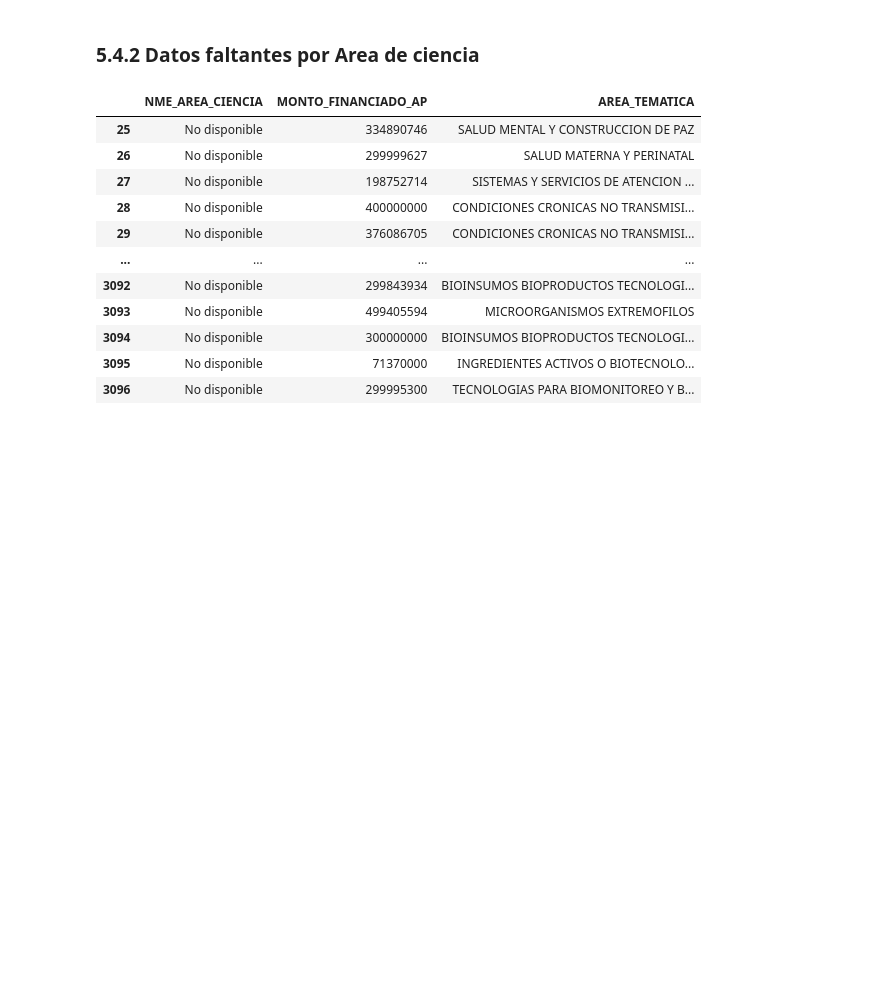
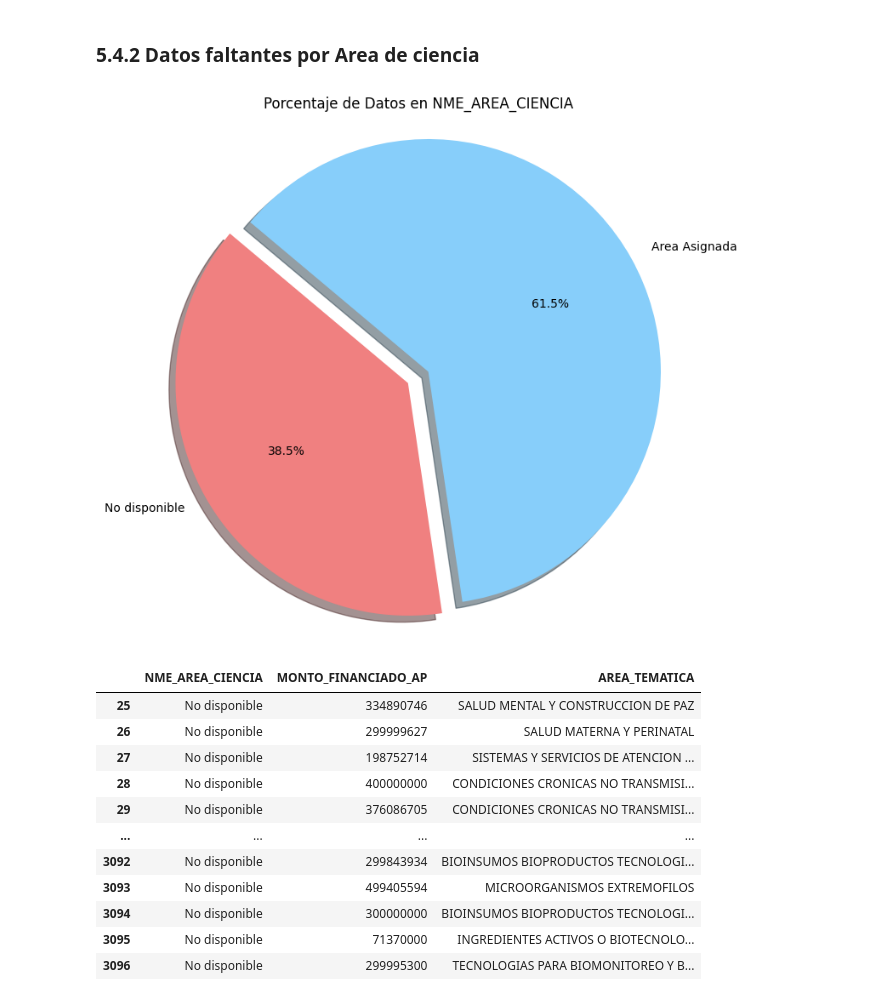
Before and after one commit to Diazbj/ProyectoAnalisisDeDatos, a Jupyter notebook: ProyectoAD.ipynb, the cells around one changed output. Cells and saved outputs as stored; diff of their text form; code cells hidden in the pictures; blank space fills up the shorter version.

```diff
--- a/ProyectoAD.ipynb
+++ b/ProyectoAD.ipynb
@@ -396,5 +399,32 @@ Ignoring `palette` because no `hue` variable has been assigned.
 # %% [markdown]
 ### 5.4.2 Datos faltantes por Area de ciencia
+# %%
+# prompt: necesito que de NME_AREA_CIENCIA saque un grafico donde se mjuestre el porcentaje de datos en No disponible , y datos que si tienen un area asignada
+
+# Count the occurrences of each area and 'No disponible'
+area_counts = dfOriginal['AREA_TEMATICA'].value_counts(dropna=False)
+
+# Calculate the percentage of 'No disponible'
+no_disponible_count = area_counts.get('No disponible', 0)
+total_count = len(dfOriginal)
+no_disponible_percentage = (no_disponible_count / total_count) * 100
+
+# Calculate the percentage of projects with an assigned area
+assigned_area_percentage = 100 - no_disponible_percentage
+
+# Create the pie chart
+labels = ['No disponible', 'Area Asignada']
+sizes = [no_disponible_percentage, assigned_area_percentage]
+colors = ['lightcoral', 'lightskyblue']
+explode = (0.1, 0)  # Explode the 'No disponible' slice
+
+plt.figure(figsize=(8, 8))
+plt.pie(sizes, explode=explode, labels=labels, colors=colors, autopct='%1.1f%%', shadow=True, startangle=140)
+plt.axis('equal')  # Equal aspect ratio ensures that pie is drawn as a circle.
+plt.title('Porcentaje de Datos en NME_AREA_CIENCIA')
+plt.show()
+# %% [output]
+[figure, added]
 # %%
 nuevo_df = dfLimpieza.loc[:, ['NME_AREA_CIENCIA', 'MONTO_FINANCIADO_AP', 'AREA_TEMATICA']]
 nuevo_df
```
Also changed, not shown: parts of 2 cells of this notebook.
